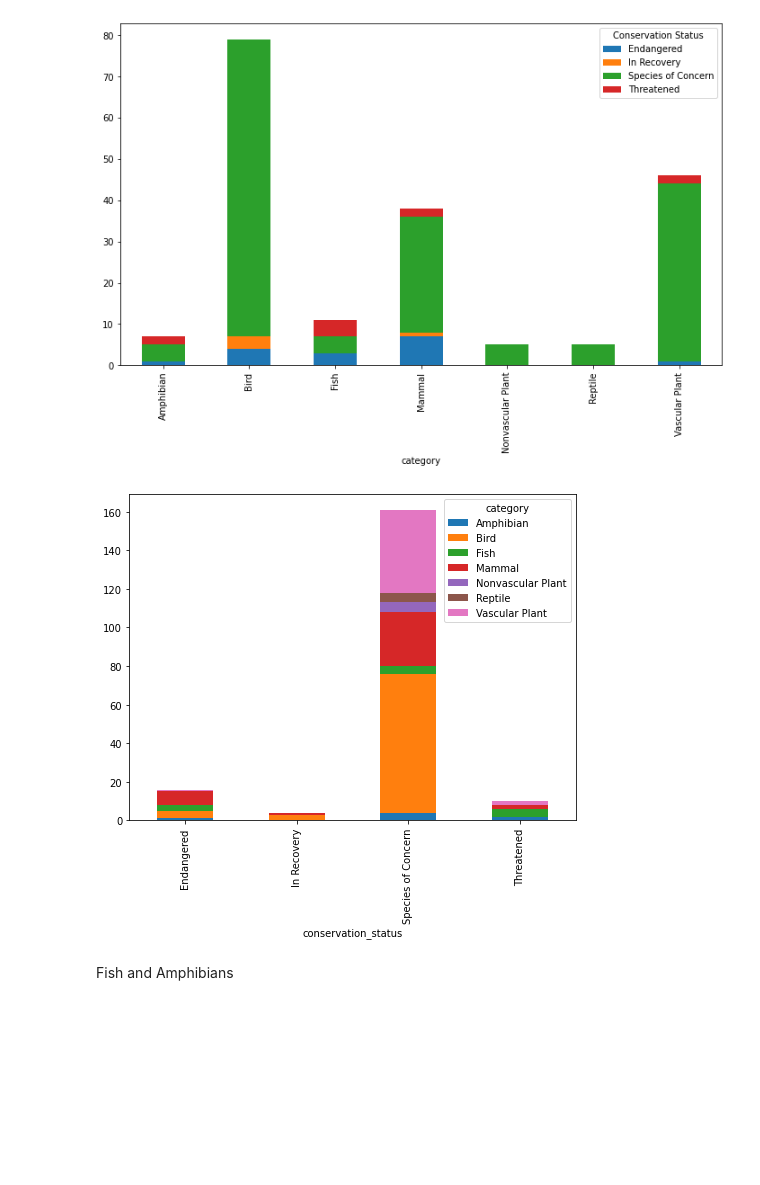
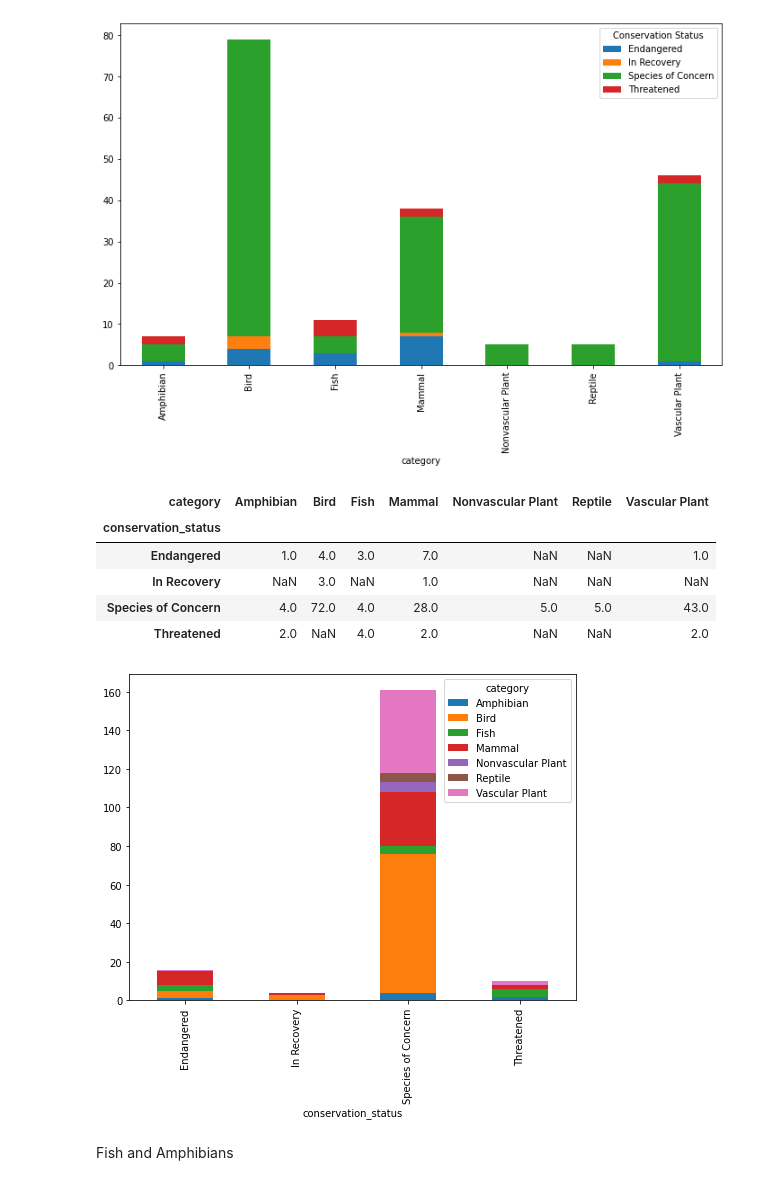
Before and after one commit to bartmj/Biodiversity-EDA, a Jupyter notebook: biodiversity.ipynb, the cells around one changed output. Drawn from its saved outputs; the diff is of its cells as text; code cells hidden in the pictures; blank space fills up the shorter version.

```diff
--- a/biodiversity.ipynb
+++ b/biodiversity.ipynb
@@ -107,11 +107,21 @@ plt.legend(title='Conservation Status')
 <matplotlib.legend.Legend at 0x...>
 [figure]
 # %%
-conservationCategory = species.groupby(['conservation_status', 'category'])['scientific_name'].count().unstack()
+conservationCategory = species.groupby(['conservation_status', 'category'])['scientific_name']\
+.count().unstack()
 
-ax = conservationCategory.plot(kind='bar', figsize=(8,6), stacked=True)
+conservationCategory
 # %% [output]
-[figure, removed]
+| category | Amphibian | Bird | Fish | Mammal | Nonvascular Plant | Reptile | Vascular Plant |
+| conservation_status |  |  |  |  |  |  |  |
+| Endangered | 1.0 | 4.0 | 3.0 | 7.0 | NaN | NaN | 1.0 |
+| In Recovery | NaN | 3.0 | NaN | 1.0 | NaN | NaN | NaN |
+| Species of Concern | 4.0 | 72.0 | 4.0 | 28.0 | 5.0 | 5.0 | 43.0 |
+| Threatened | 2.0 | NaN | 4.0 | 2.0 | NaN | NaN | 2.0 |
+# %%
+ax = conservationCategory.plot(kind='bar', figsize=(8,6), stacked=True)
+# %% [output]
+[figure, added]
 # %% [markdown]
 Fish and Amphibians
 # %%
```
Also changed, not shown: parts of 32 cells of this notebook.
